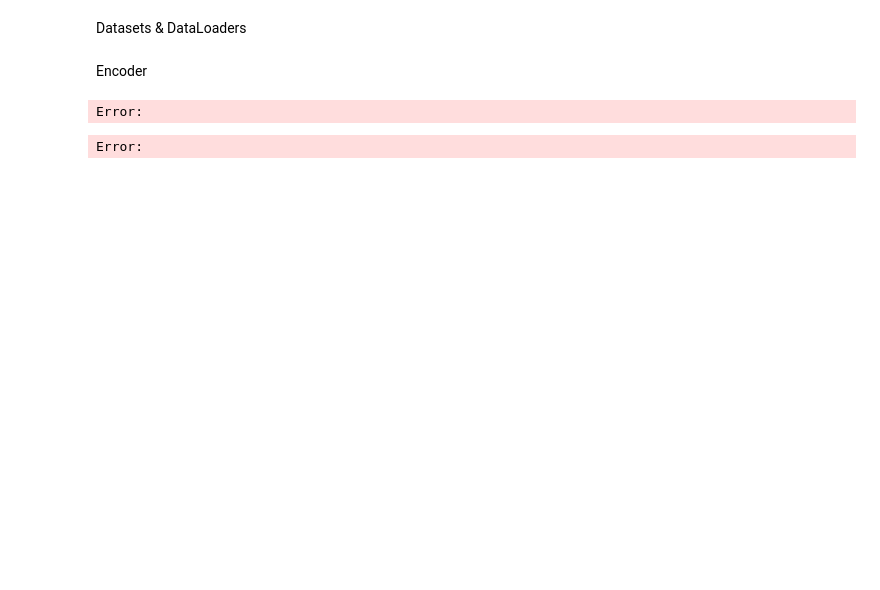
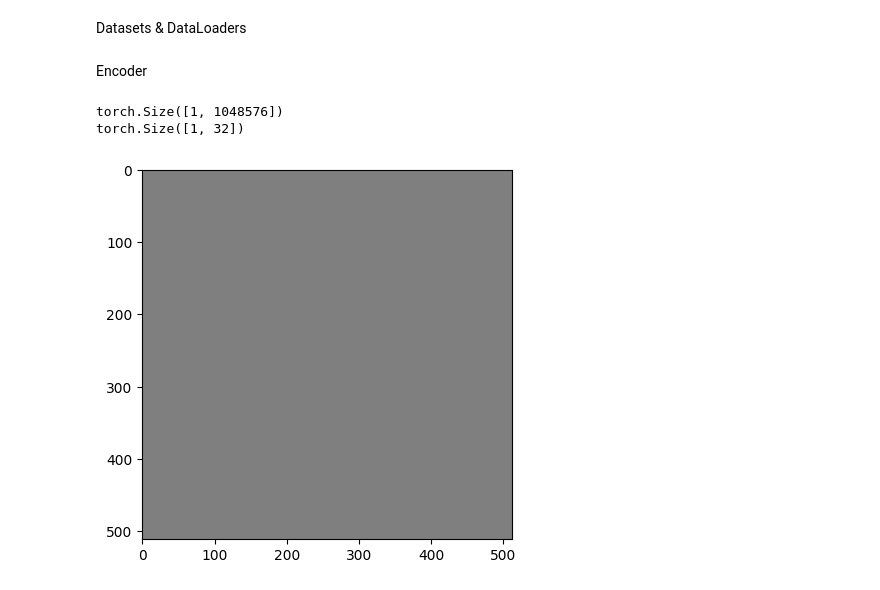
Before and after one commit to nayansavaliya/anomaly-detection, a Jupyter notebook: src/transistor.ipynb, the cells around one changed output. Cells and saved outputs as stored; diff of their text form; code cells hidden in the pictures; blank space fills up the shorter version.

Commit message:
adds first model architecture

```diff
--- a/src/transistor.ipynb
+++ b/src/transistor.ipynb
@@ -155,13 +164,15 @@ class Decoder(nn.Module):
         return x
 # %%
 model = Encoder()
-print(model)
 inputs = next(iter(train_dataloader))
 out = model(inputs)
-
+print(out.shape)
+model = Decoder()
+out = model(out)
 out = torchvision.utils.make_grid(out)
-
+out =  out.detach()
 imshow(out)
 # %% [output]
-Error:
+torch.Size([1, 1048576])
+torch.Size([1, 32])
-Error:
+[figure, added]
```
Also changed, not shown: parts of 6 cells of this notebook.
